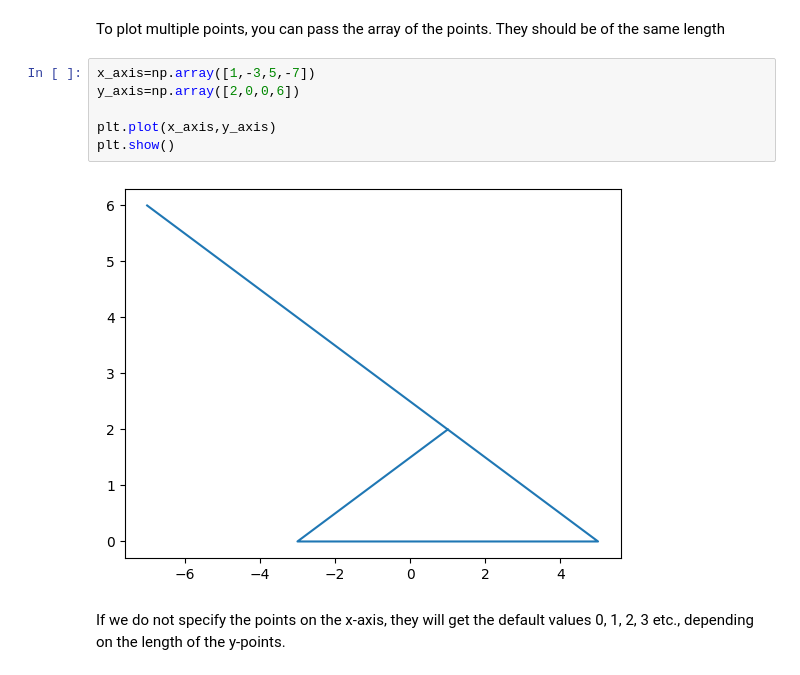
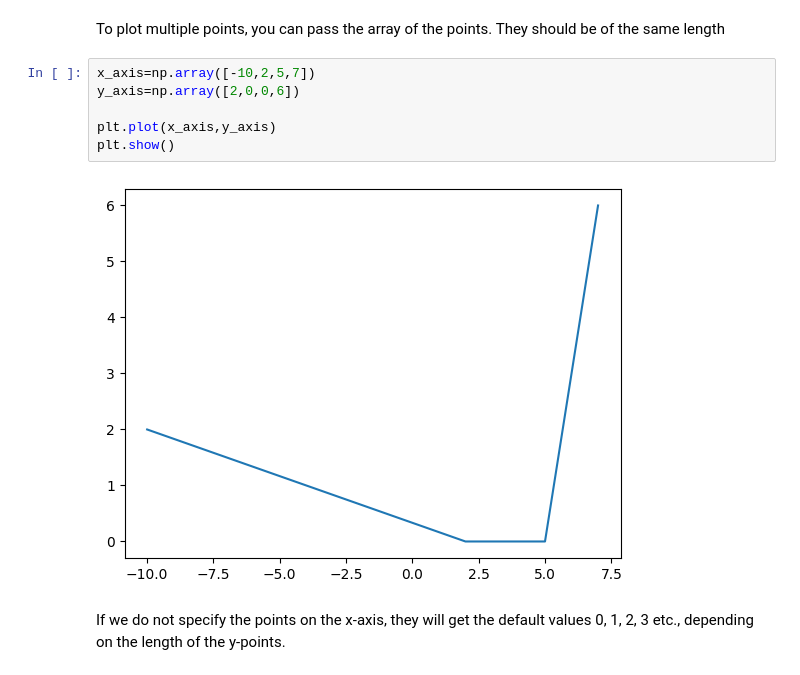
Before and after one commit to kibuba-njihia/mastering-matplotlib, a Jupyter notebook: matplotlib.ipynb, the cells around one changed output. Drawn from its saved outputs; the diff is of its cells as text.

```diff
--- a/matplotlib.ipynb
+++ b/matplotlib.ipynb
@@ -18,13 +18,13 @@ plt.show()
 # %% [markdown]
 To plot multiple points, you can pass the array of the points. They should be of the same length
 # %%
-x_axis=np.array([1,-3,5,-7])
+x_axis=np.array([-10,2,5,7])
 y_axis=np.array([2,0,0,6])
 
 plt.plot(x_axis,y_axis)
 plt.show()
 # %% [output]
-[figure, old version]
+[figure, new version]
 # %% [markdown]
 If we do not specify the points on the x-axis, they will get the default values 0, 1, 2, 3 etc., depending on the length of the y-points.
 # %%
```
Also changed, not shown: parts of 8 cells of this notebook.
